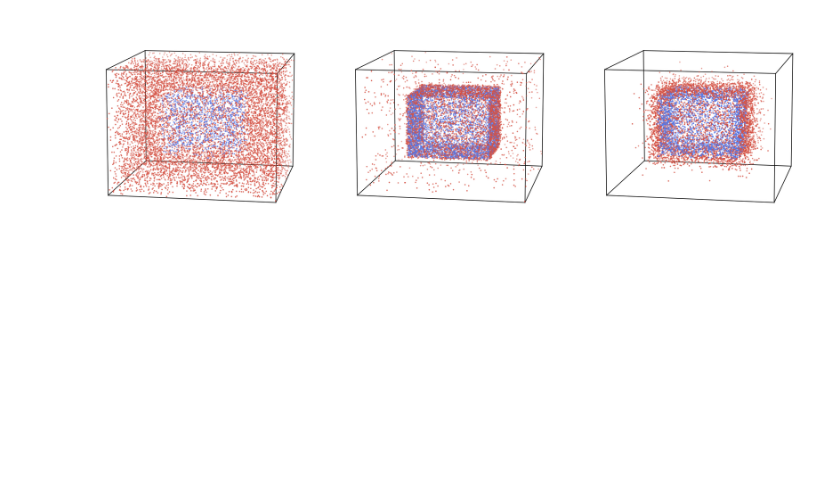
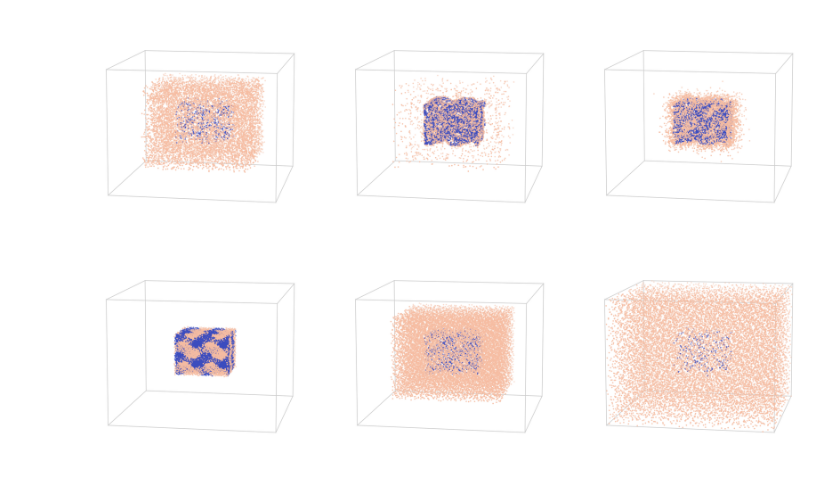
Before and after one commit to nodtem66/PINN_Implicit_SDF, a Jupyter notebook: notebooks/test_geometry.ipynb, the cells around one changed output. Drawn from its saved outputs; the diff is of its cells as text; code cells hidden in the pictures; blank space fills up the shorter version.

```diff
--- a/notebooks/test_geometry.ipynb
+++ b/notebooks/test_geometry.ipynb
@@ -14,6 +12,8 @@ v, f = igl.read_triangle_mesh('../datasets/box_1.0_10K_1M.stl')
 # %%
-mesh = geometry.Mesh(meshPath = '../datasets/box_1.0_10K_1M.stl', doNormalize=True)
+mesh = geometry.Mesh(meshPath = '../datasets/box_1f0_gyroid_4pi.stl', doNormalize=True)
 sdf = geometry.SDF(mesh)
 geometry.importanceSamplingComparisonPlot(mesh, sdf)
+geometry.QMCSamplingPlot(mesh, sdf)
 # %% [output]
-[figure, old version]
+[figure, new version]
+[figure, added]
```
Also changed, not shown: parts of 2 cells of this notebook, 14 other files.
